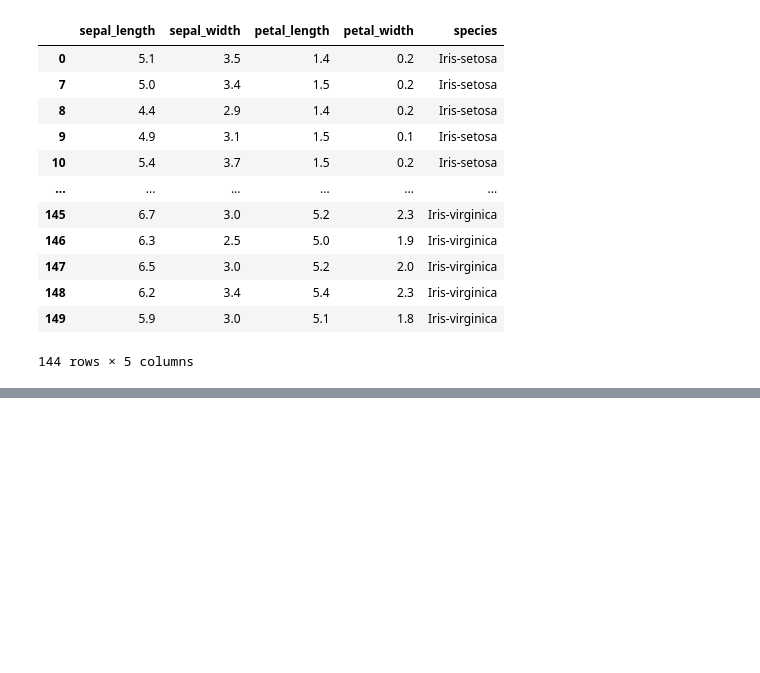
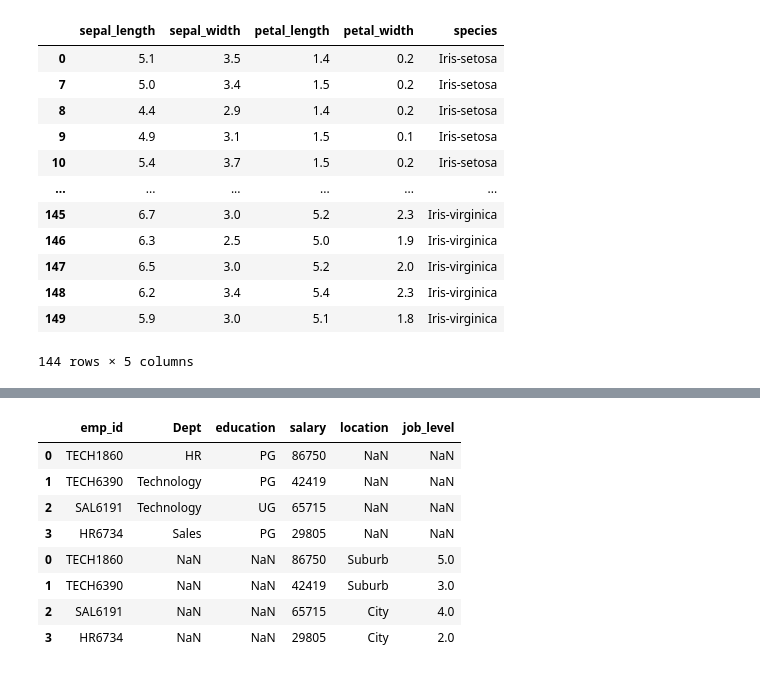
Before and after one commit to Kristina140699/Master-Data-Science-in-Python, a Jupyter notebook: Intro_to_pandas.ipynb, the cells around one changed output, grey strips where cells are left out. Saved outputs shown, nothing was run; the diff lists cells and outputs as text; code cells hidden in the pictures; blank space fills up the shorter version.

```diff
--- a/Intro_to_pandas.ipynb
+++ b/Intro_to_pandas.ipynb
@@ -339,0 +530,9 @@ iris.drop([1,2,3, 4,5, 6], axis = 0) # axis=0 means we are dropping a row.
+# %%
+df1 = pd.DataFrame({
+  "emp_id":['TECH1860', 'TECH6390', 'SAL6191', 'HR6734'],
+  "Dept":['HR','Technology', 'Technology', 'Sales'],
+  "education":['PG', 'PG', 'UG', 'PG'],
+  'salary':[86750, 42419, 65715, 29805]
+}, index=[0,1,2,3])
+
+df1
@@ -339,0 +545,9 @@ iris.drop([1,2,3, 4,5, 6], axis = 0) # axis=0 means we are dropping a row.
+# %%
+df2 = pd.DataFrame({
+  "emp_id":['TECH1860', 'TECH6390', 'SAL6191', 'HR6734'],
+  "location":['Suburb','Suburb', 'City', 'City'],
+  "job_level":[5, 3, 4, 2],
+  'salary':[86750, 42419, 65715, 29805]
+}, index=[0,1,2,3])
+
+df2
@@ -339,0 +560,12 @@ iris.drop([1,2,3, 4,5, 6], axis = 0) # axis=0 means we are dropping a row.
+# %%
+pd.concat([df1, df2], axis=0, sort=False)
+# %% [output]
+|  | emp_id | Dept | education | salary | location | job_level |
+| 0 | TECH1860 | HR | PG | 86750 | NaN | NaN |
+| 1 | TECH6390 | Technology | PG | 42419 | NaN | NaN |
+| 2 | SAL6191 | Technology | UG | 65715 | NaN | NaN |
+| 3 | HR6734 | Sales | PG | 29805 | NaN | NaN |
+| 0 | TECH1860 | NaN | NaN | 86750 | Suburb | 5.0 |
+| 1 | TECH6390 | NaN | NaN | 42419 | Suburb | 3.0 |
+| 2 | SAL6191 | NaN | NaN | 65715 | City | 4.0 |
+| 3 | HR6734 | NaN | NaN | 29805 | City | 2.0 |
```
Also changed, not shown: parts of 30 cells of this notebook.
